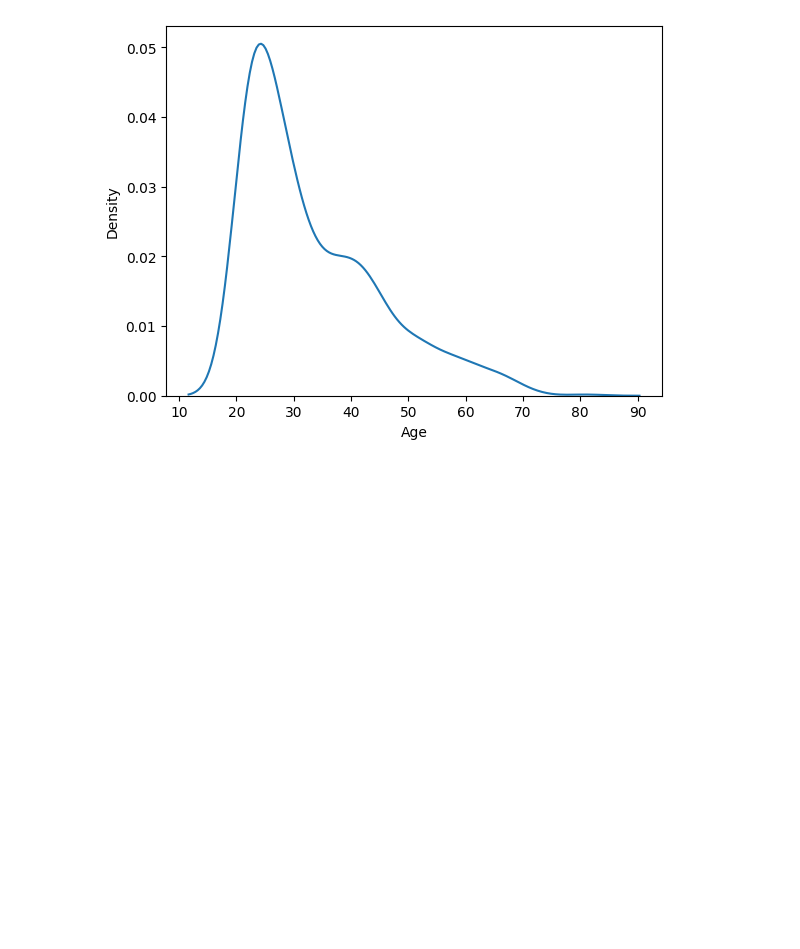
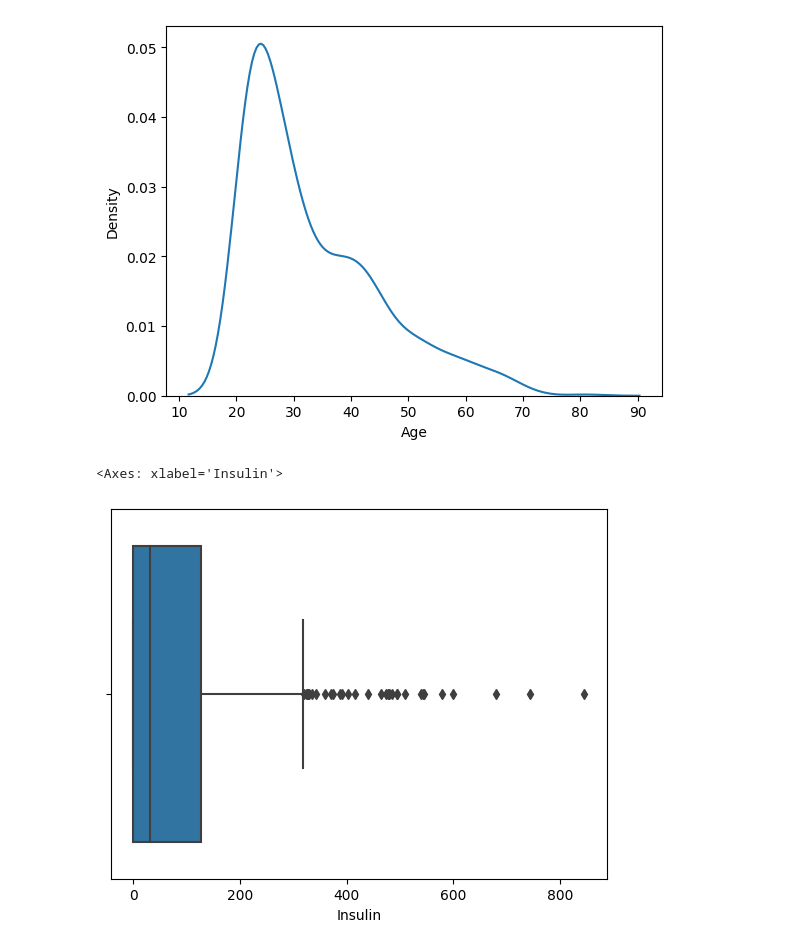
Before and after one commit to Juscostajr/analise-de-dados-turma-2023, a Jupyter notebook: Aula3.ipynb, the cells around one changed output. Saved outputs shown, nothing was run; the diff lists cells and outputs as text; code cells hidden in the pictures; blank space fills up the shorter version.

```diff
--- a/Aula3.ipynb
+++ b/Aula3.ipynb
@@ -62,3 +62,8 @@ sns.kdeplot(data=df, x='Age')
 # %% [output]
 <Axes: xlabel='Age', ylabel='Density'>
 [figure]
+# %%
+sns.boxplot(data=df, x='Insulin')
+# %% [output]
+<Axes: xlabel='Insulin'>
+[figure, added]
```
Also changed, not shown: parts of 4 cells of this notebook.
